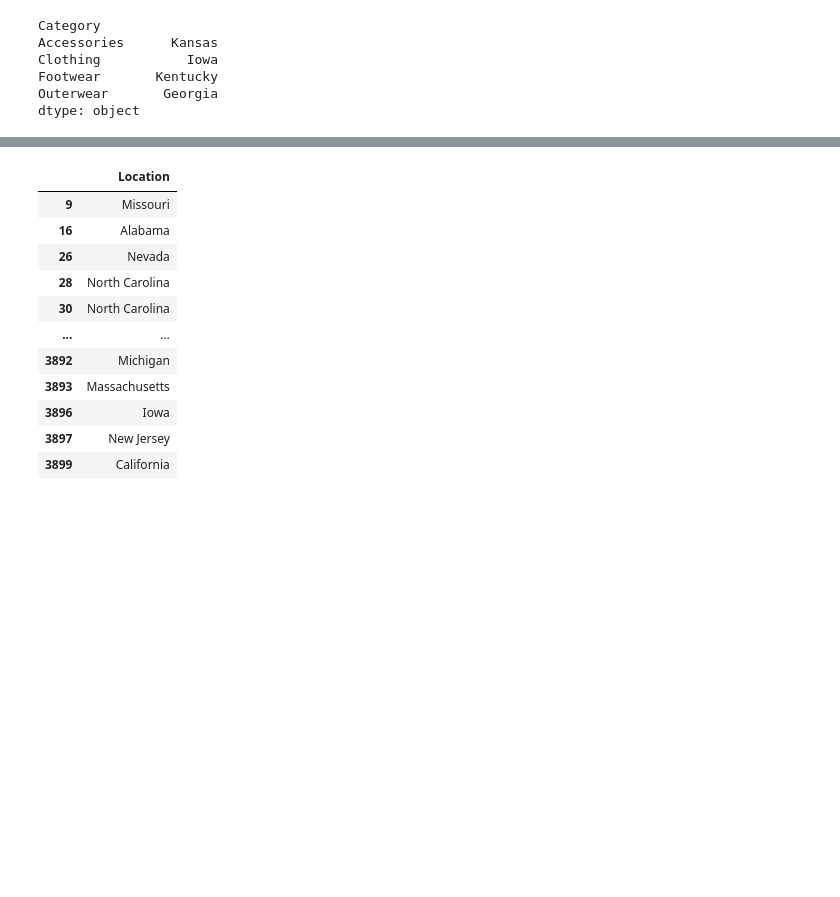
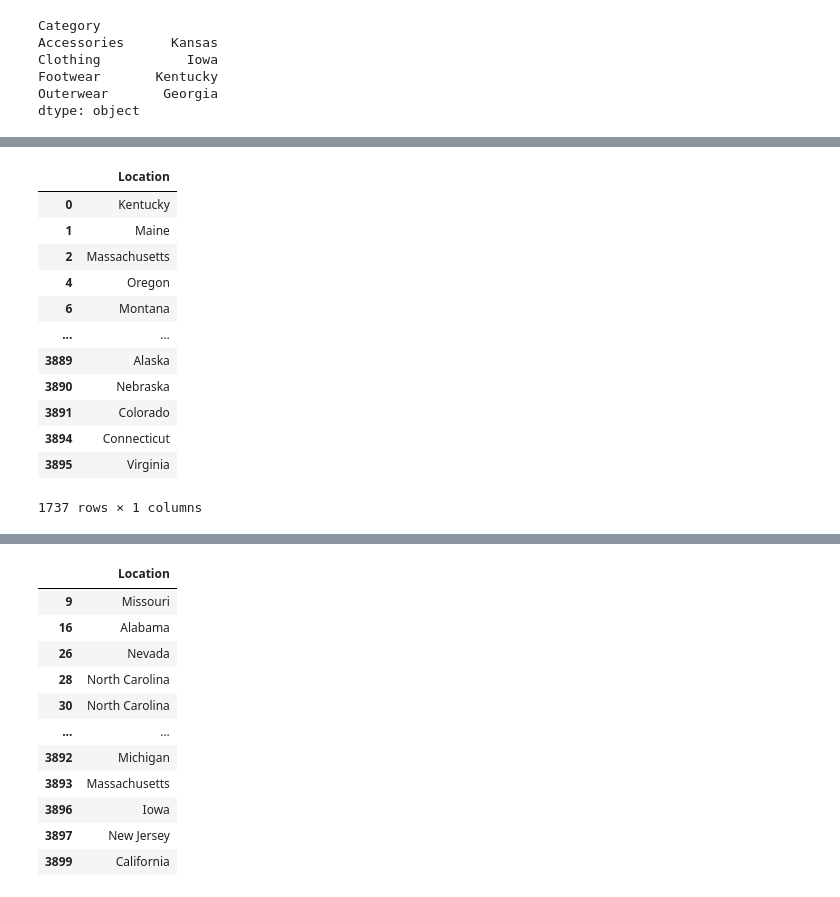
Before and after one commit to kasheshjaiin/Project-1-Customer-Shopping-Trends, a Jupyter notebook: charu.ipynb, the cells around one changed output, grey strips where cells are left out. Saved outputs shown, nothing was run; the diff lists cells and outputs as text; code cells hidden in the pictures; blank space fills up the shorter version.

```diff
--- a/charu.ipynb
+++ b/charu.ipynb
@@ -265,0 +298,17 @@ plt.show()
+# %%
+location_df= trends_df.loc[trends_df["Category"]== "Clothing", ["Location"]]
+location_df
+# %% [output]
+|  | Location |
+| 0 | Kentucky |
+| 1 | Maine |
+| 2 | Massachusetts |
+| 4 | Oregon |
+| 6 | Montana |
+| ... | ... |
+| 3889 | Alaska |
+| 3890 | Nebraska |
+| 3891 | Colorado |
+| 3894 | Connecticut |
+| 3895 | Virginia |
+1737 rows × 1 columns
```
Also changed, not shown: parts of 14 cells of this notebook.
